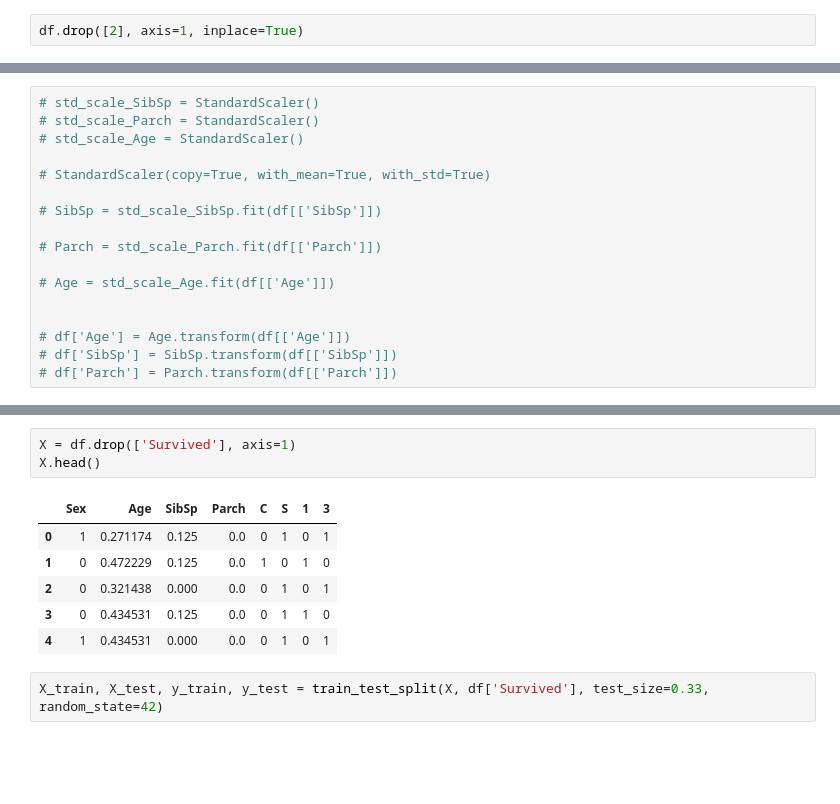
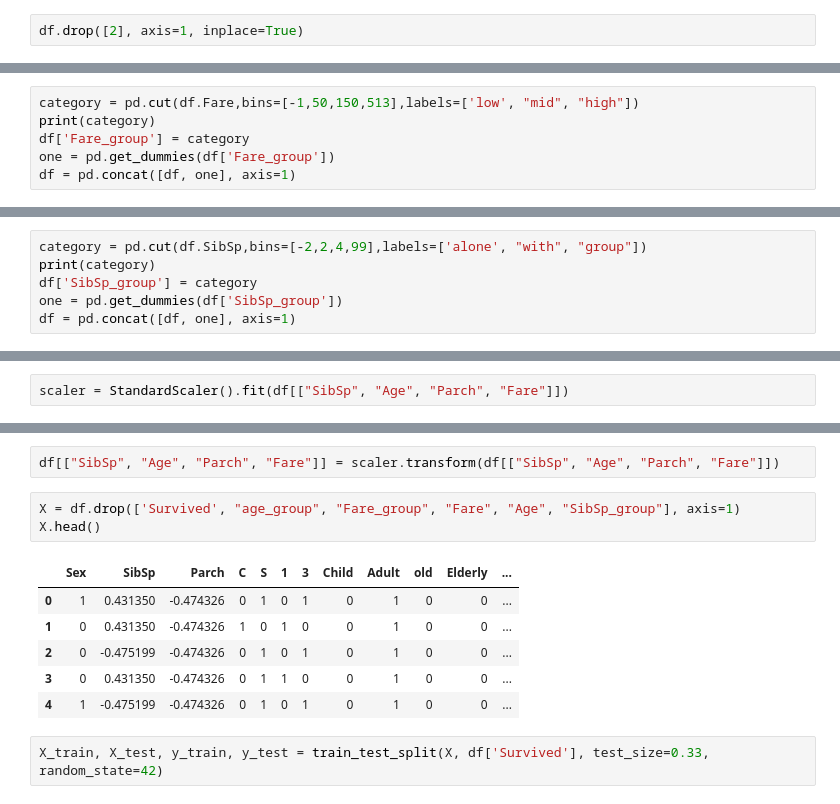
Before and after one commit to prakharkumar2515/EDA, a Jupyter notebook: EDA_basics.ipynb, the cells around one changed output, grey strips where cells are left out. Cells and saved outputs as stored; diff of their text form; blank space fills up the shorter version.

```diff
--- a/EDA_basics.ipynb
+++ b/EDA_basics.ipynb
@@ -295,0 +211,6 @@ df['Parch'] = Parch.transform(df[['Parch']])
+# %%
+category = pd.cut(df.Fare,bins=[-1,50,150,513],labels=['low', "mid", "high"])
+print(category)
+df['Fare_group'] = category
+one = pd.get_dummies(df['Fare_group'])
+df = pd.concat([df, one], axis=1)
@@ -295,0 +231,6 @@ df['Parch'] = Parch.transform(df[['Parch']])
+# %%
+category = pd.cut(df.SibSp,bins=[-2,2,4,99],labels=['alone', "with", "group"])
+print(category)
+df['SibSp_group'] = category
+one = pd.get_dummies(df['SibSp_group'])
+df = pd.concat([df, one], axis=1)
@@ -296,17 +271,2 @@ df['Parch'] = Parch.transform(df[['Parch']])
 # %%
-# std_scale_SibSp = StandardScaler()
-# std_scale_Parch = StandardScaler()
-# std_scale_Age = StandardScaler()
-
-# StandardScaler(copy=True, with_mean=True, with_std=True)
-
-# SibSp = std_scale_SibSp.fit(df[['SibSp']])
-
-# Parch = std_scale_Parch.fit(df[['Parch']])
-
-# Age = std_scale_Age.fit(df[['Age']])
-
-
-# df['Age'] = Age.transform(df[['Age']])
-# df['SibSp'] = SibSp.transform(df[['SibSp']])
-# df['Parch'] = Parch.transform(df[['Parch']])
+scaler = StandardScaler().fit(df[["SibSp", "Age", "Parch", "Fare"]])
@@ -353,13 +273,15 @@ df.head()
+# %%
+df[["SibSp", "Age", "Parch", "Fare"]] = scaler.transform(df[["SibSp", "Age", "Parch", "Fare"]])
 # %%
-X = df.drop(['Survived'], axis=1)
+X = df.drop(['Survived', "age_group", "Fare_group", "Fare", "Age", "SibSp_group"], axis=1)
 X.head()
 # %% [output]
-|  | Sex | Age | SibSp | Parch | C | S | 1 | 3 |
-| 0 | 1 | 0.271174 | 0.125 | 0.0 | 0 | 1 | 0 | 1 |
-| 1 | 0 | 0.472229 | 0.125 | 0.0 | 1 | 0 | 1 | 0 |
-| 2 | 0 | 0.321438 | 0.000 | 0.0 | 0 | 1 | 0 | 1 |
-| 3 | 0 | 0.434531 | 0.125 | 0.0 | 0 | 1 | 1 | 0 |
-| 4 | 1 | 0.434531 | 0.000 | 0.0 | 0 | 1 | 0 | 1 |
+|  | Sex | SibSp | Parch | C | S | 1 | 3 | Child | Adult | old | Elderly | ... |
+| 0 | 1 | 0.431350 | -0.474326 | 0 | 1 | 0 | 1 | 0 | 1 | 0 | 0 | ... |
+| 1 | 0 | 0.431350 | -0.474326 | 1 | 0 | 1 | 0 | 0 | 1 | 0 | 0 | ... |
+| 2 | 0 | -0.475199 | -0.474326 | 0 | 1 | 0 | 1 | 0 | 1 | 0 | 0 | ... |
+| 3 | 0 | 0.431350 | -0.474326 | 0 | 1 | 1 | 0 | 0 | 1 | 0 | 0 | ... |
+| 4 | 1 | -0.475199 | -0.474326 | 0 | 1 | 0 | 1 | 0 | 1 | 0 | 0 | ... |
 # %%
 X_train, X_test, y_train, y_test = train_test_split(X, df['Survived'], test_size=0.33, random_state=42)
 # %%
```
Also changed, not shown: parts of 36 cells of this notebook.
